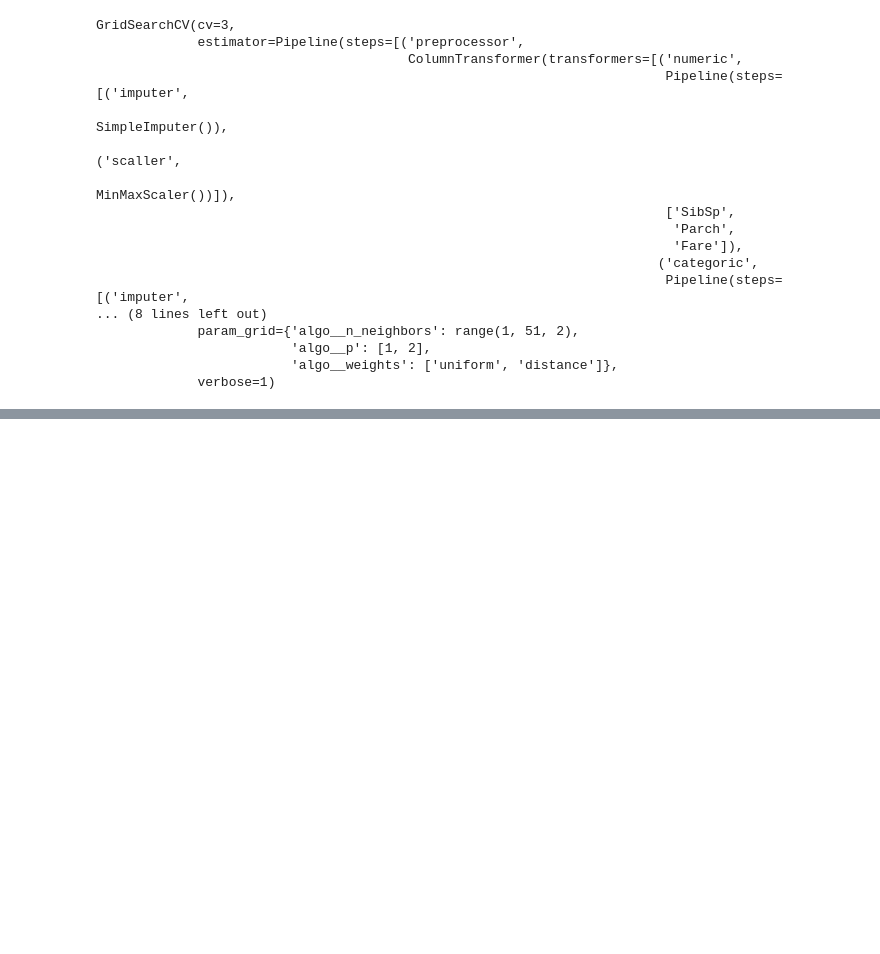
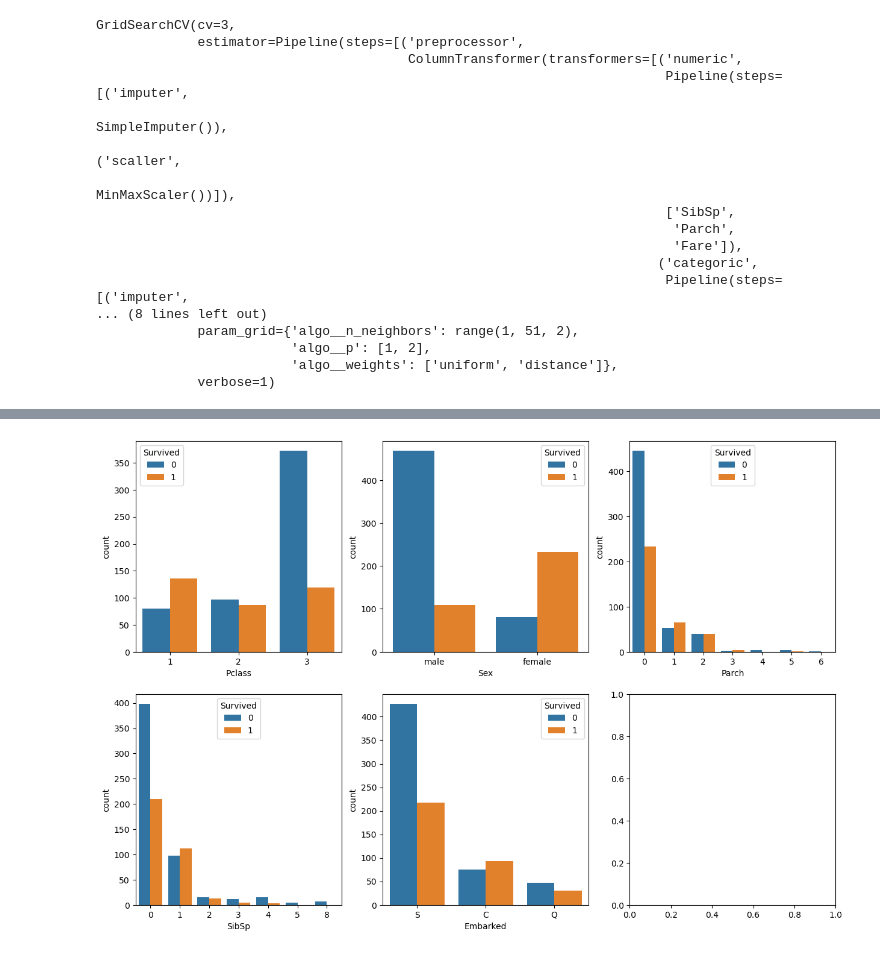
Before and after one commit to muhamadirkham21/Learning-journey, a Jupyter notebook: learn-python/ADVANCED/MACHINE-LEARNING/knn.ipynb, the cells around one changed output, grey strips where cells are left out. Drawn from its saved outputs; the diff is of its cells as text; code cells hidden in the pictures; blank space fills up the shorter version.

```diff
--- a/learn-python/ADVANCED/MACHINE-LEARNING/knn.ipynb
+++ b/learn-python/ADVANCED/MACHINE-LEARNING/knn.ipynb
@@ -415,0 +443,9 @@ GridSearchCV(cv=3,
+# %%
+cols = ['Pclass', 'Sex', 'Parch', 'SibSp', 'Embarked']
+
+fig, axes = plt.subplots(2, 3, figsize=(15, 10))
+
+for col, ax in zip(cols, axes.flatten()):
+    sns.countplot(col, data=df, hue='Survived', ax=ax)
+# %% [output]
+[figure, added]
```
Also changed, not shown: parts of 7 cells of this notebook, 1 other file.
